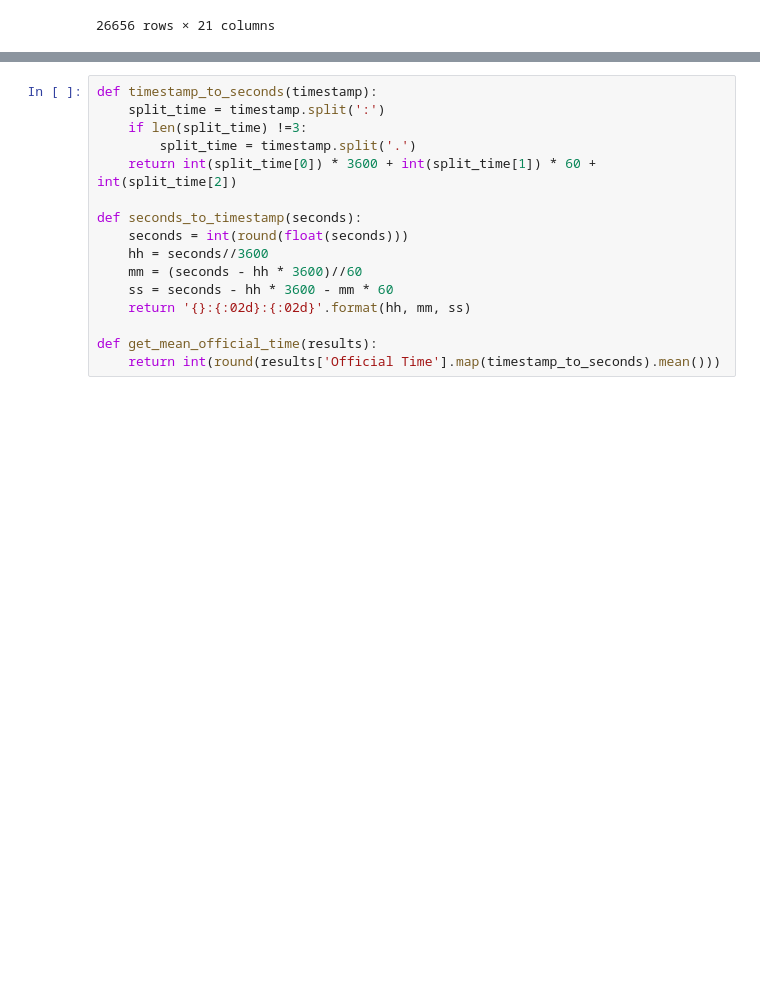
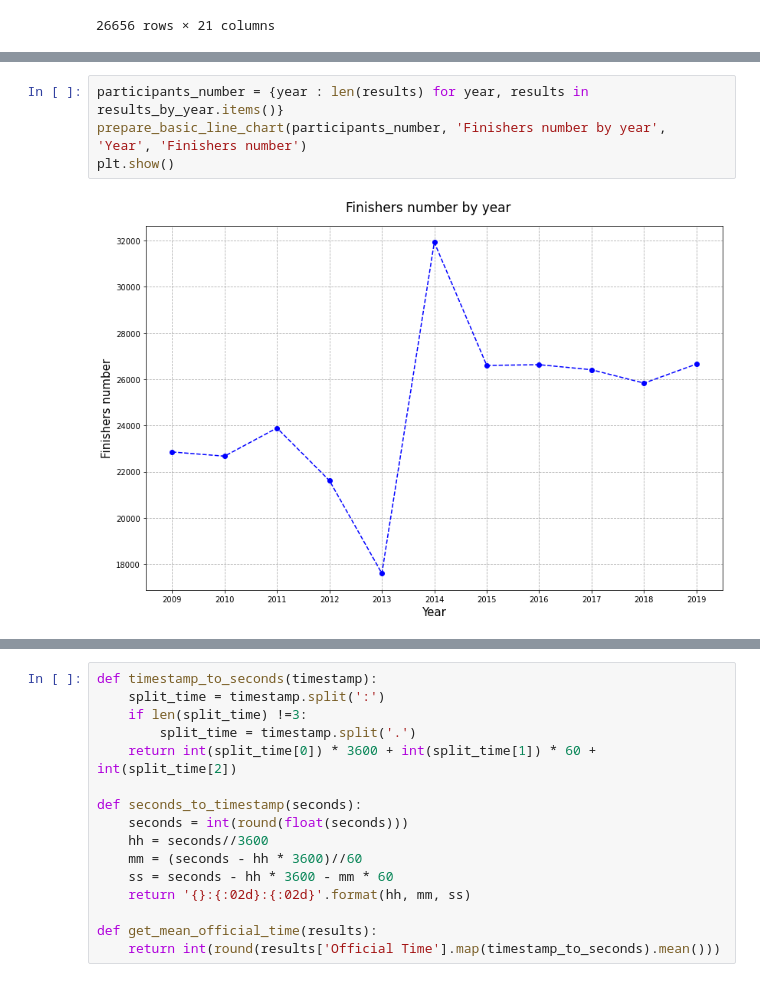
Before and after one commit to tadeq/Boston-marathon-data-analysis, a Jupyter notebook: data_analysis.ipynb, the cells around one changed output, grey strips where cells are left out. Drawn from its saved outputs; the diff is of its cells as text; blank space fills up the shorter version.

```diff
--- a/data_analysis.ipynb
+++ b/data_analysis.ipynb
@@ -51,2 +42,8 @@ plt.show()
+# %%
+participants_number = {year : len(results) for year, results in results_by_year.items()}
+prepare_basic_line_chart(participants_number, 'Finishers number by year', 'Year', 'Finishers number')
+plt.show()
+# %% [output]
+[figure, added]
 # %%
 women_number = {year : len(results[results['M/F']=='F']) for year, results in results_by_year.items()}
```
Also changed, not shown: parts of 19 cells of this notebook.
